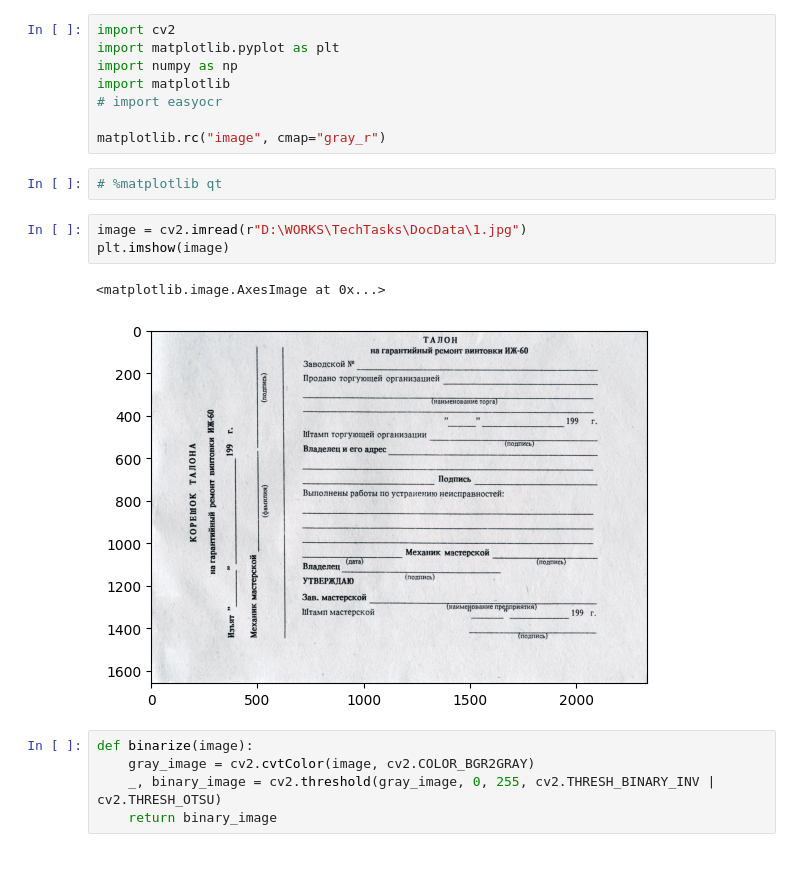
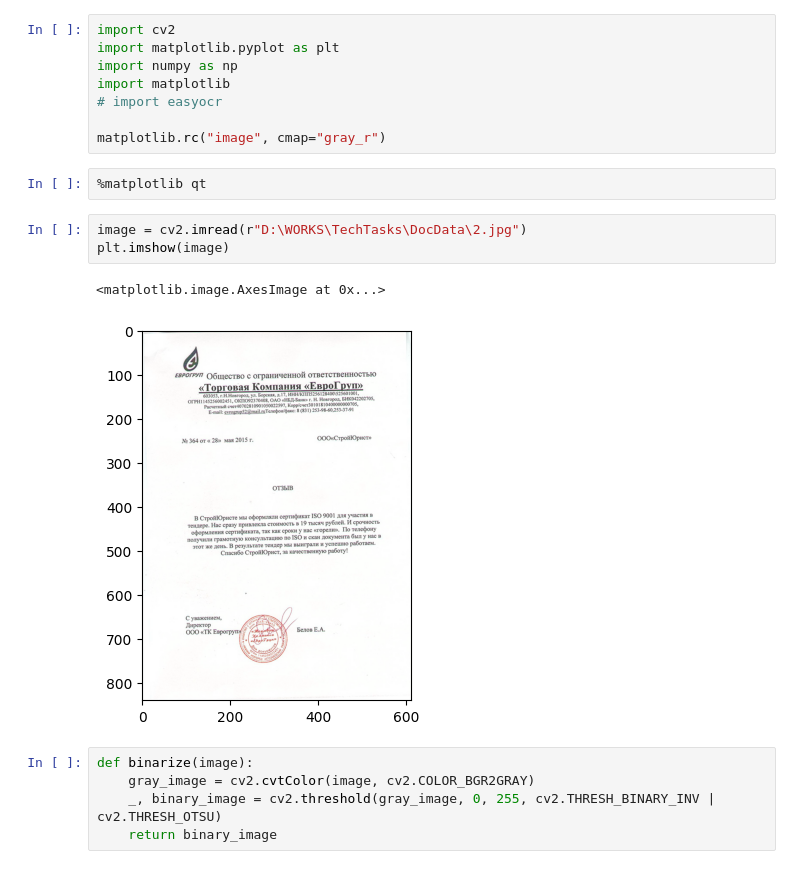
Before and after one commit to EnglishBeach/TechTasks, a Jupyter notebook: start.ipynb, the cells around one changed output. Drawn from its saved outputs; the diff is of its cells as text.

```diff
--- a/start.ipynb
+++ b/start.ipynb
@@ -7,13 +7,13 @@ import matplotlib
 
 matplotlib.rc("image", cmap="gray_r")
 # %%
-# %matplotlib qt
+%matplotlib qt
 # %%
-image = cv2.imread(r"D:\WORKS\TechTasks\DocData\1.jpg")
+image = cv2.imread(r"D:\WORKS\TechTasks\DocData\2.jpg")
 plt.imshow(image)
 # %% [output]
 <matplotlib.image.AxesImage at 0x...>
-[figure, old version]
+[figure, new version]
 # %%
 def binarize(image):
     gray_image = cv2.cvtColor(image, cv2.COLOR_BGR2GRAY)
```
Also changed, not shown: parts of 24 cells of this notebook, 1 other file.
